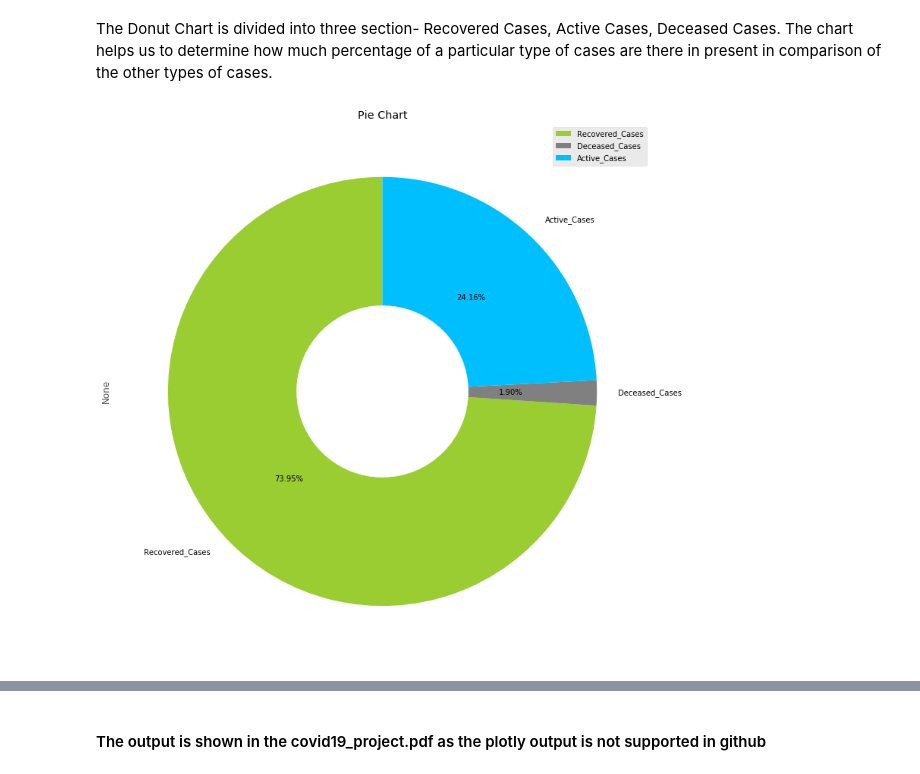
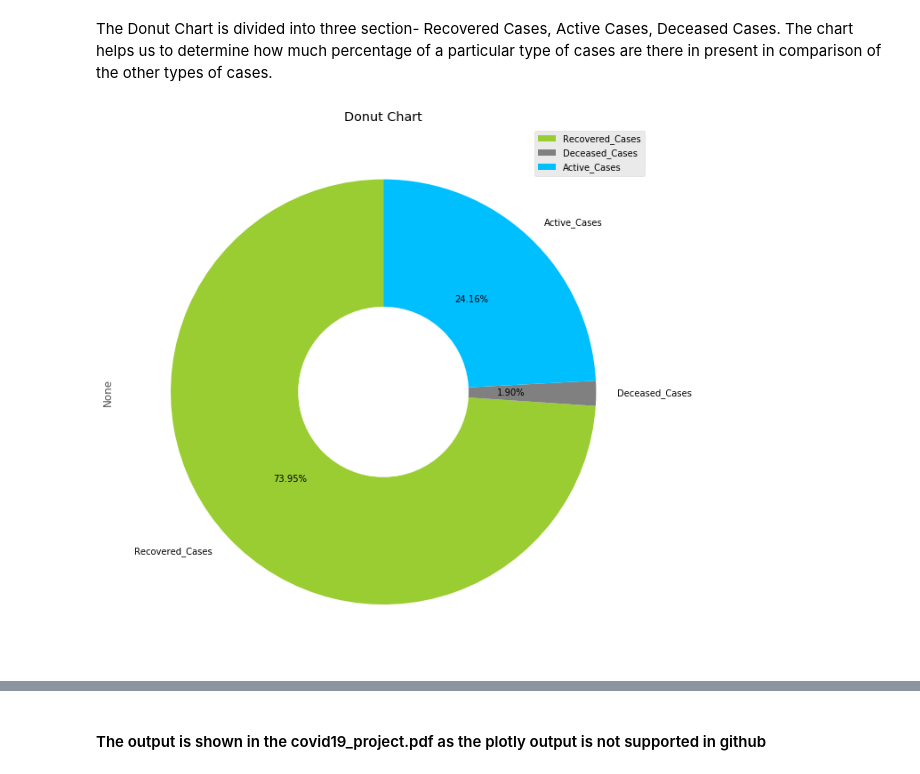
Before and after one commit to shlokadaga/covid19-tracker, a Jupyter notebook: Covid19_project.ipynb, the cells around one changed output, grey strips where cells are left out. Saved outputs shown, nothing was run; the diff lists cells and outputs as text; code cells hidden in the pictures.

```diff
--- a/Covid19_project.ipynb
+++ b/Covid19_project.ipynb
@@ -146,16 +146,16 @@ The Donut Chart is divided into three section- Recovered Cases, Active Cases, De
 # %%
 df=df.iloc[:,[3,5,7]]
 colors=['yellowgreen','Grey','deepskyblue']
-plt.figure(figsize=(26,13))
+plt.figure(figsize=(22,11))
 df.sum().plot(kind='pie',autopct='%.2f%%',startangle=90,y='',colors=colors)
 my_circle=plt.Circle( (0,0), 0.4, color='white')
 p=plt.gcf()
 p.gca().add_artist(my_circle)
 plt.legend()
 plt.title('Donut Chart')
 plt.show()
 # %% [output]
-[figure, old version]
+[figure, new version]
 # %%
 colors = ['grey', 'navyblue', 'greenyellow']
 names=['Deceased_Cases','Active Cases','Recovered Cases']
```
